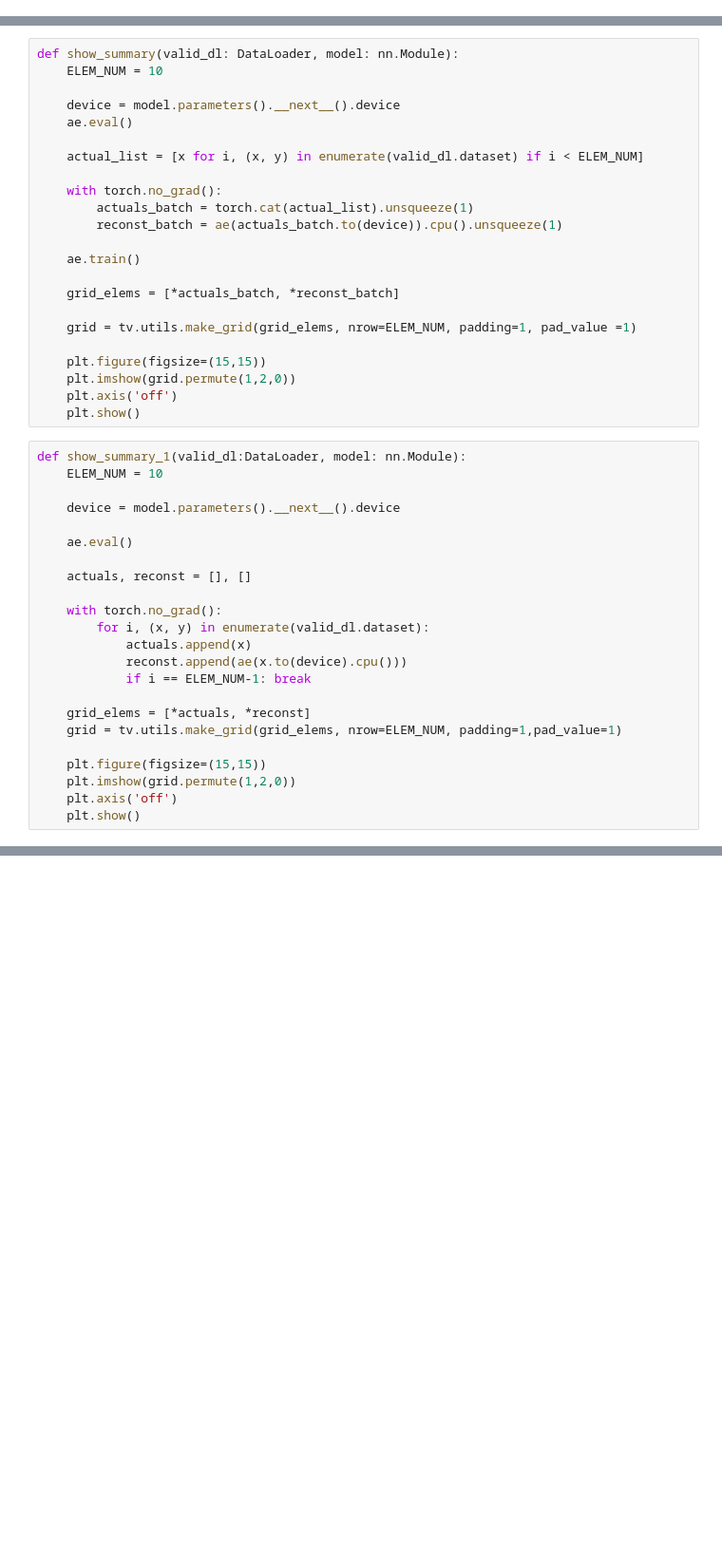
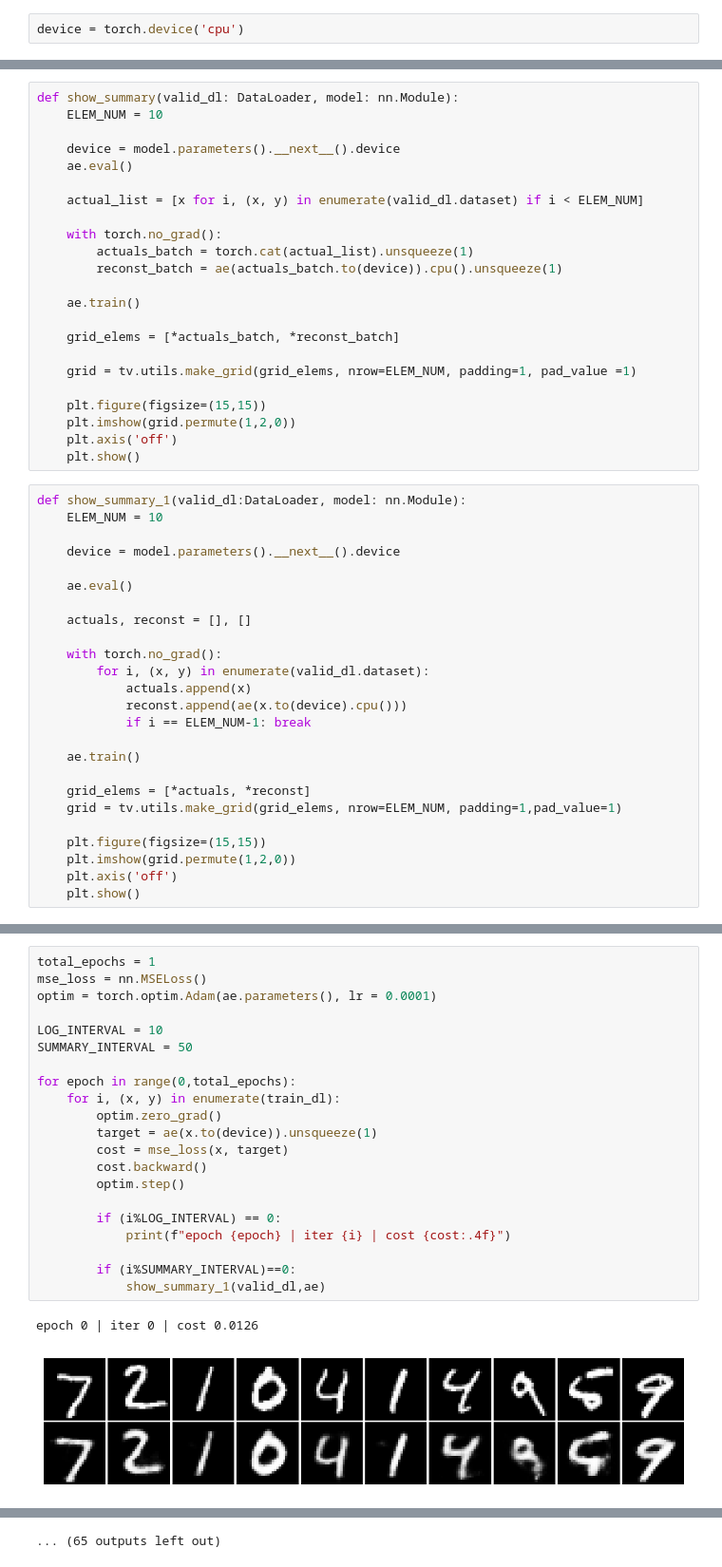
Before and after one commit to amareyah/MaxinAI_Education, a Jupyter notebook: lecture_13_unsupervised_ml_my_imple.ipynb, the cells around one changed output, grey strips where cells are left out. Shown at 95% size. Cells and saved outputs as stored; diff of their text form; blank space fills up the shorter version.

```diff
--- a/lecture_13_unsupervised_ml_my_imple.ipynb
+++ b/lecture_13_unsupervised_ml_my_imple.ipynb
@@ -79,6 +101,8 @@ class AutoEncoder(nn.Module):
         out = self.dec(out)
 
         return out
+# %%
+device = torch.device('cpu')
 # %%
 ae = AutoEncoder(inp_size=(28,28),hidden_size=512,out_size=20)
 ae
@@ -136,6 +191,8 @@ def show_summary_1(valid_dl:DataLoader, model: nn.Module):
             reconst.append(ae(x.to(device).cpu()))
             if i == ELEM_NUM-1: break
 
+    ae.train()
+
     grid_elems = [*actuals, *reconst]
     grid = tv.utils.make_grid(grid_elems, nrow=ELEM_NUM, padding=1,pad_value=1)
 
@@ -151,0 +229,24 @@ show_summary_1(valid_dl,ae)
+# %%
+total_epochs = 1
+mse_loss = nn.MSELoss()
+optim = torch.optim.Adam(ae.parameters(), lr = 0.0001)
+
+LOG_INTERVAL = 10
+SUMMARY_INTERVAL = 50
+
+for epoch in range(0,total_epochs):
+    for i, (x, y) in enumerate(train_dl):
+        optim.zero_grad()
+        target = ae(x.to(device)).unsqueeze(1)
+        cost = mse_loss(x, target)
+        cost.backward()
+        optim.step()
+
+        if (i%LOG_INTERVAL) == 0:
+            print(f"epoch {epoch} | iter {i} | cost {cost:.4f}")
+
+        if (i%SUMMARY_INTERVAL)==0:
+            show_summary_1(valid_dl,ae)
+# %% [output]
+epoch 0 | iter 0 | cost 0.0126
+[figure, added]
@@ -151,0 +283 @@ show_summary_1(valid_dl,ae)
+... (65 outputs left out)
```
Also changed, not shown: parts of 15 cells of this notebook.
